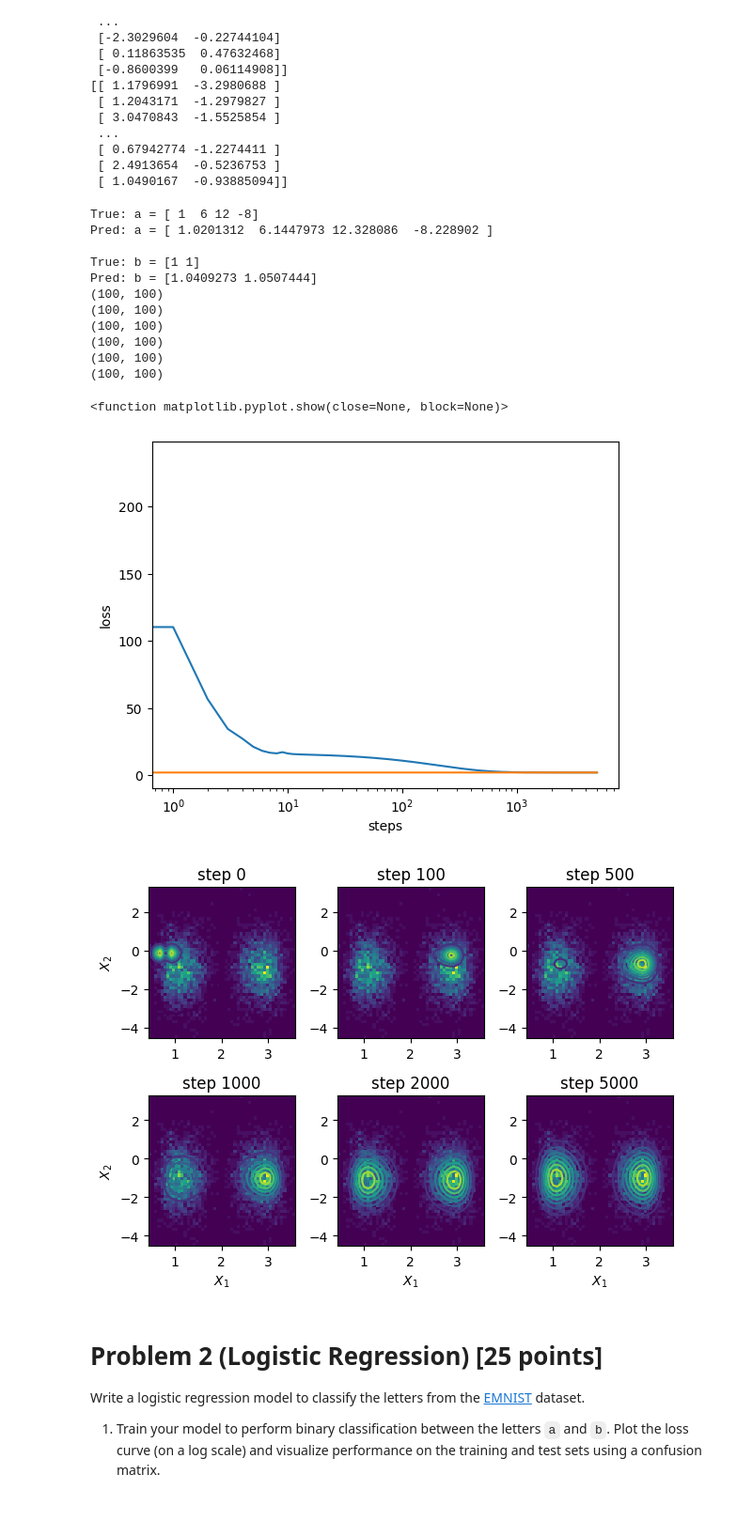
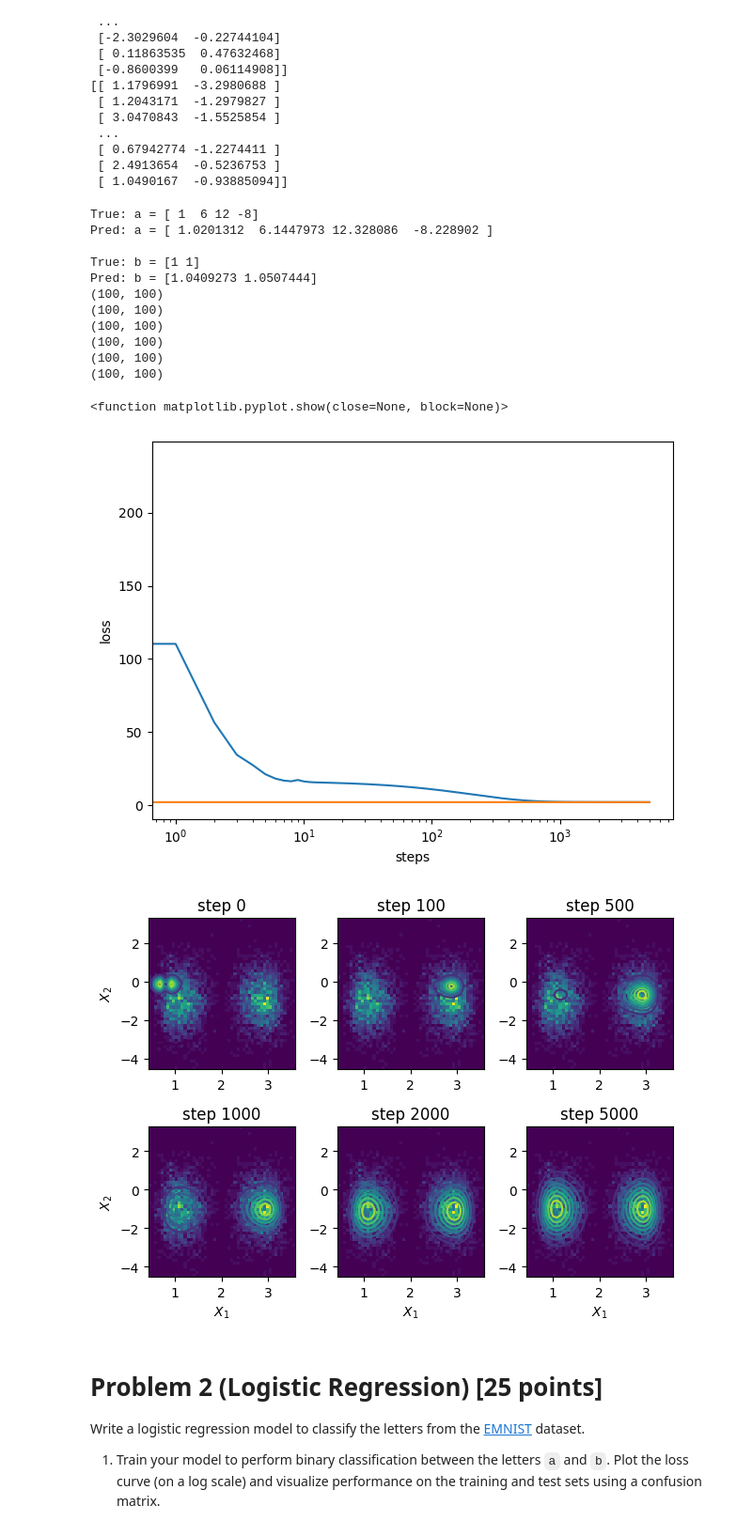
Before and after one commit to cnagata2002/ENM5310, a Jupyter notebook: HW/HW1/coding_assignment1_helper.ipynb, the cells around one changed output. Shown at 94% size. Saved outputs shown, nothing was run; the diff lists cells and outputs as text; code cells hidden in the pictures.

```diff
--- a/HW/HW1/coding_assignment1_helper.ipynb
+++ b/HW/HW1/coding_assignment1_helper.ipynb
@@ -127,6 +128,7 @@ ax1.plot(range(len(losses)),jnp.full_like(jnp.array(losses),true_loss),label = "
 ax1.set_xscale('log')
 ax1.set_xlabel("steps")
 ax1.set_ylabel("loss")
+plt.tight_layout()
 
 
 x1 = jnp.linspace(-4,4,100)
@@ -145,34 +147,34 @@ for i in range(6):
     ax2[row,col].hist2d(x[:,0],x[:,1],bins=50)
 
     z1 = a_pred[0]*x1_contour**3 - a_pred[1]*x1_contour**2 + a_pred[2]*x1_contour + a_pred[3]
     z2 = b_pred[0]*x2_contour + b_pred[1]
 
     p_z = 1/2*jnp.pi * jnp.exp(-1/2*(z1**2 + z2**2))
     J_g = jnp.abs(b_pred[0]*(3*a_pred[0]*x1_contour**2 - 2*a_pred[1]*x1_contour + a_pred[2]))
 
     p_x = p_z * J_g
     print(p_x.shape)
     ax2[row,col].contour(x1_contour,x2_contour,p_x)
     ax2[row,col].set_title(f"step {step_plots[i]}")
 
 plt.setp(ax2[-1, :], xlabel=r"$X_1$")
 plt.setp(ax2[:, 0], ylabel = r"$X_2$")
 plt.tight_layout()
 plt.show
 # %% [output]
 True: a = [ 1  6 12 -8]
 Pred: a = [ 1.0201312  6.1447973 12.328086  -8.228902 ]
 
 True: b = [1 1]
 Pred: b = [1.0409273 1.0507444]
 (100, 100)
 (100, 100)
 (100, 100)
 (100, 100)
 (100, 100)
 (100, 100)
 <function matplotlib.pyplot.show(close=None, block=None)>
-[figure, old version]
+[figure, new version]
 [figure]
 # %% [markdown]
 # Problem 2 (Logistic Regression) [25 points]
```
Also changed, not shown: parts of 5 cells of this notebook.
